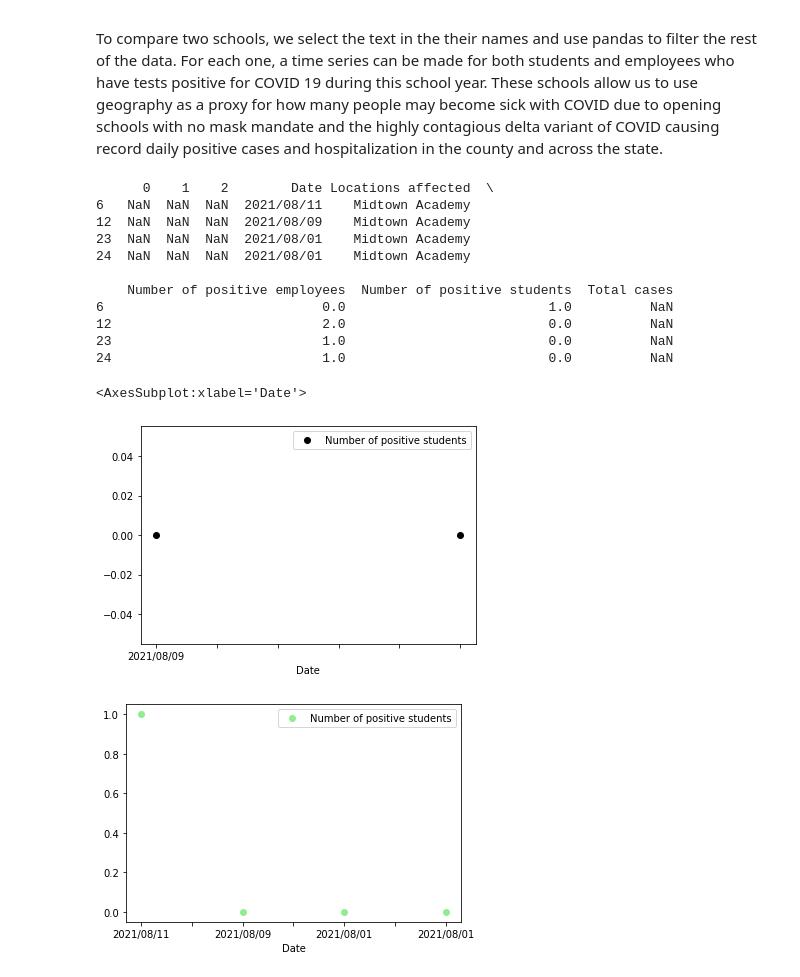
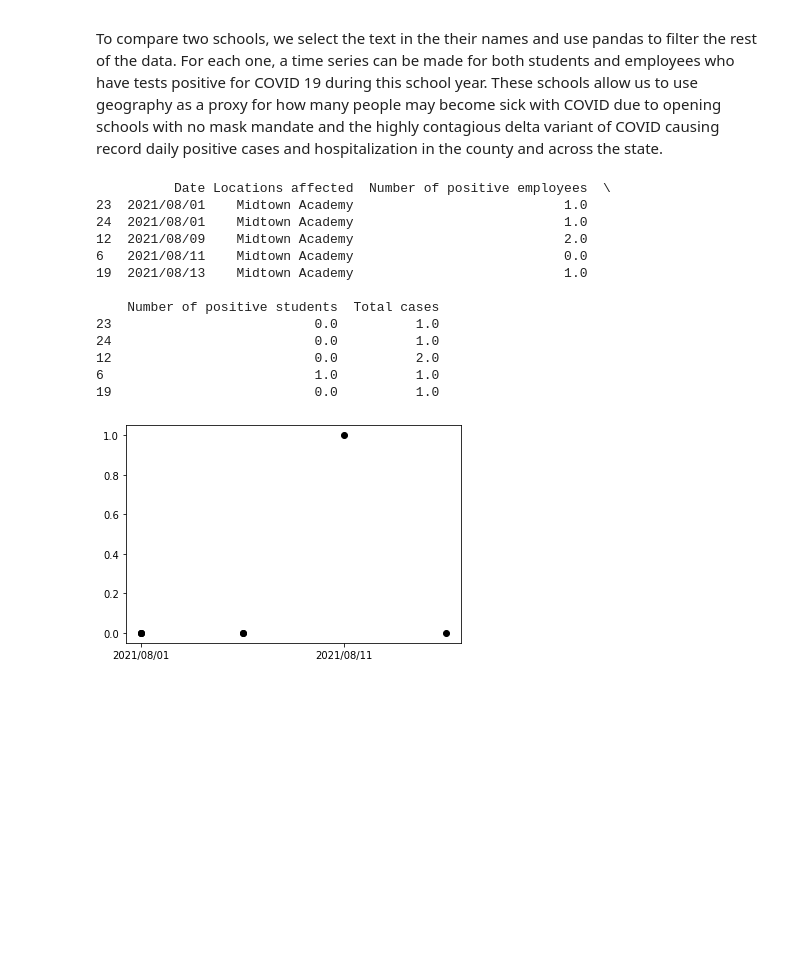
Before and after one commit to Rosenheim-Lab/PCS_COVID, a Jupyter notebook: dashboard_scrape.ipynb, the cells around one changed output. Cells and saved outputs as stored; diff of their text form; code cells hidden in the pictures; blank space fills up the shorter version.

```diff
--- a/dashboard_scrape.ipynb
+++ b/dashboard_scrape.ipynb
@@ -60,7 +93,9 @@ data_dump_20210816.csv
 # %%
 #Add column for total cases, calculate grand total.
-data_df['Total cases'] = data_df['Number of positive employees'] + data_df['Number of positive students
+data_df['Total cases'] = data_df['Number of positive employees'] + data_df['Number of positive students']
 print(data_df.shape)
-print('Total cases in district = ' + str(sum(data_df['Total cases'])))
-print(data_df.groupby('Locations affected').sum().sort_values(by='Total cases', ascending=False))
+print('Total cases in district = ' + str(sum(data_df['Total cases'].dropna())))
+print('Total covid+ student cases in district = ' + str(sum(data_df['Number of positive students'].dropna())))
+print('Total covid+ employees cases in district = ' + str(sum(data_df['Number of positive employees'].dropna())))
+print(data_df.groupby('Date').sum().sort_values(by='Date', ascending=True))
 # %% [output]
@@ -109,28 +144,49 @@ Date
 
 To compare two schools, we select the text in the their names and use pandas to filter the rest of the data. For each one, a time series can be made for both students and employees who have tests positive for COVID 19 during this school year. These schools allow us to use geography as a proxy for how many people may become sick with COVID due to opening schools with no mask mandate and the highly contagious delta variant of COVID causing record daily positive cases and hospitalization in the county and across the state.
 # %%
+import numpy as np
+
 #Use the following two lines to pick data from a single school:
 text_in_school1_name = 'Midtown'
-school1_df = data_df[data_df['Locations affected'].astype(str).str.contains(text_in_school1_name)]
+school1_df = data_df[data_df['Locations affected'].astype(str).str.contains(text_in_school1_name)].sort_values(by='Date', ascending=True)
 print(school1_df)
 
 text_in_school2_name = 'Dunedin Elementary'
-school2_df = data_df[data_df['Locations affected'].astype(str).str.contains(text_in_school2_name)]
+school2_df = data_df[data_df['Locations affected'].astype(str).str.contains(text_in_school2_name)].sort_values(by='Date', ascending=True)
 
-school2_df.plot('Date', 'Number of positive students', color='k', marker='o', linestyle=" ")
-school1_df.plot('Date', 'Number of positive students', color='lightgreen', marker='o', linestyle=" ")
+_, ax = plt.subplots(nrows=1, ncols=1)
+ax.plot(
+    (school2_df['Date']),
+    school2_df['Number of positive students'],
+    color='k',
+    marker='o',
+    linestyle=" "
+)
+ax.plot(
+    (school1_df['Date']),
+    school1_df['Number of positive students'],
+    color='k',
+    marker='o',
+    linestyle=" "
+)
+
+# Major ticks every 1 week.
+fmt_weekly = mdates.DayLocator(interval=2)
+ax.xaxis.set_major_locator(fmt_weekly)
+#ax.xaxis.set_major_locator(mdates.YearLocator())
+#ax.xaxis.set_major_formatter(mdates.DateFormatter('%b\n%Y'))
 # %% [output]
-      0    1    2        Date Locations affected  \
-6   NaN  NaN  NaN  2021/08/11    Midtown Academy
-12  NaN  NaN  NaN  2021/08/09    Midtown Academy
-23  NaN  NaN  NaN  2021/08/01    Midtown Academy
-24  NaN  NaN  NaN  2021/08/01    Midtown Academy
+          Date Locations affected  Number of positive employees  \
+23  2021/08/01    Midtown Academy                           1.0
+24  2021/08/01    Midtown Academy                           1.0
+12  2021/08/09    Midtown Academy                           2.0
+6   2021/08/11    Midtown Academy                           0.0
+19  2021/08/13    Midtown Academy                           1.0
 
-    Number of positive employees  Number of positive students  Total cases
-6                            0.0                          1.0          NaN
-12                           2.0                          0.0          NaN
-23                           1.0                          0.0          NaN
-24                           1.0                          0.0          NaN
+    Number of positive students  Total cases
+23                          0.0          1.0
+24                          0.0          1.0
+12                          0.0          2.0
+6                           1.0          1.0
+19                          0.0          1.0
-<AxesSubplot:xlabel='Date'>
-[figure, old version]
+[figure, new version]
-[figure, removed]
```
Also changed, not shown: parts of 6 cells of this notebook, 1 other file.
